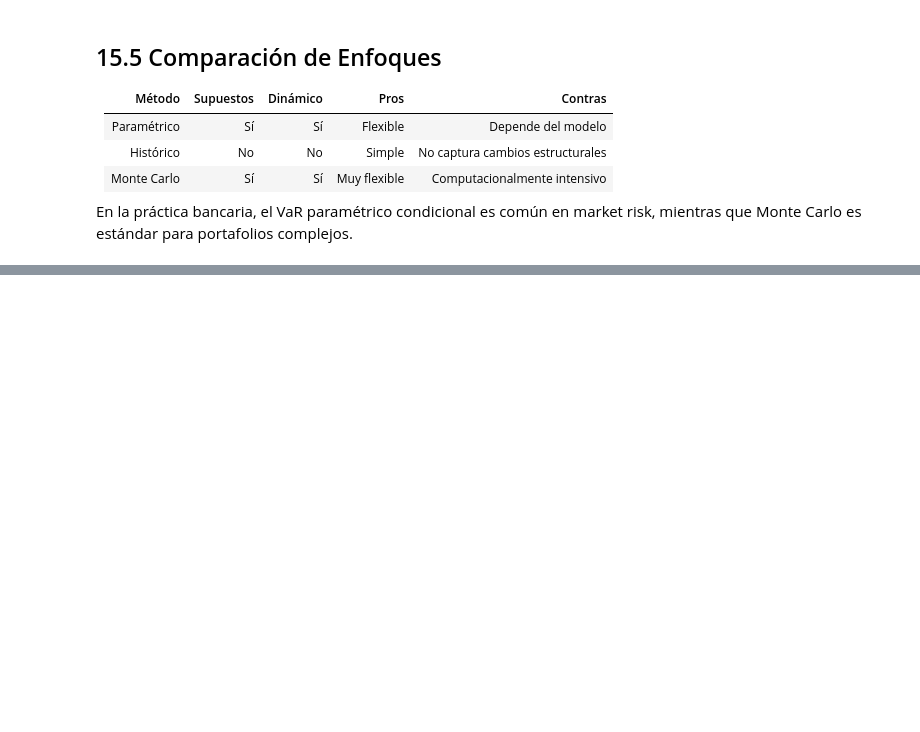
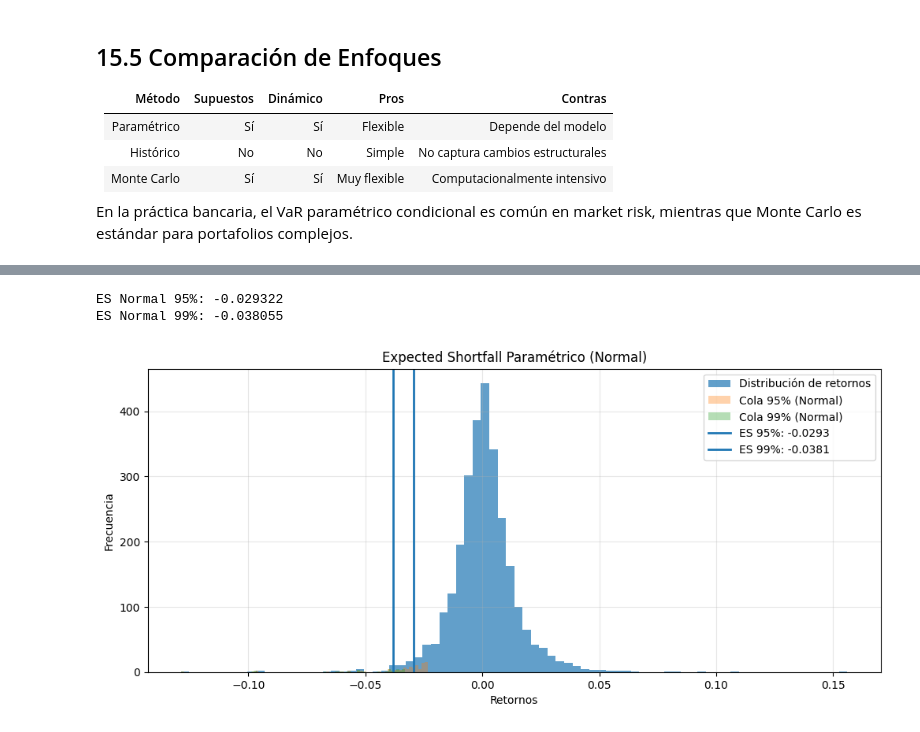
Before and after one commit to PabloLaraL/Volatility-Var-Modeling, a Jupyter notebook: notebook.ipynb, the cells around one changed output, grey strips where cells are left out. Saved outputs shown, nothing was run; the diff lists cells and outputs as text; code cells hidden in the pictures; blank space fills up the shorter version.

```diff
--- a/notebook.ipynb
+++ b/notebook.ipynb
@@ -1177,0 +1386,58 @@ VaR_99: Observadas=20 de 2773 | Tasa=0.0072 | Esperada=0.0100
+# %%
+# =============================
+# 17.3 ES Paramétrico (Normal)
+# =============================
+
+# Serie de retornos
+r = df_var["r"].astype(float).dropna()
+
+# Parámetros normales (estáticos)
+mu = r.mean()
+sigma = r.std(ddof=1)
+
+# Niveles de confianza
+alpha_95 = 0.95
+alpha_99 = 0.99
+
+# Cuantiles cola izquierda
+z_95 = norm.ppf(1 - alpha_95)
+z_99 = norm.ppf(1 - alpha_99)
+
+# Umbrales VaR normales
+var_95 = mu + sigma * z_95
+var_99 = mu + sigma * z_99
+
+# ES Normal
+es_95 = mu - sigma * (norm.pdf(z_95) / (1 - alpha_95))
+es_99 = mu - sigma * (norm.pdf(z_99) / (1 - alpha_99))
+
+print(f"ES Normal 95%: {es_95:.6f}")
+print(f"ES Normal 99%: {es_99:.6f}")
+
+# ----------------------------
+# Visualización
+# ----------------------------
+
+plt.figure(figsize=(12,5))
+
+# Histograma retornos
+plt.hist(r, bins=80, alpha=0.7, label="Distribución de retornos")
+
+# Resaltar cola izquierda según modelo normal
+plt.hist(r[r <= var_95], bins=80, alpha=0.35, label="Cola 95% (Normal)")
+plt.hist(r[r <= var_99], bins=80, alpha=0.35, label="Cola 99% (Normal)")
+
+# Líneas ES
+plt.axvline(es_95, linewidth=2, label=f"ES 95%: {es_95:.4f}")
+plt.axvline(es_99, linewidth=2, label=f"ES 99%: {es_99:.4f}")
+
+plt.title("Expected Shortfall Paramétrico (Normal)")
+plt.xlabel("Retornos")
+plt.ylabel("Frecuencia")
+plt.legend()
+plt.grid(alpha=0.3)
+plt.show()
+# %% [output]
+ES Normal 95%: -0.029322
+ES Normal 99%: -0.038055
+[figure, added]
```
Also changed, not shown: parts of 30 cells of this notebook.
